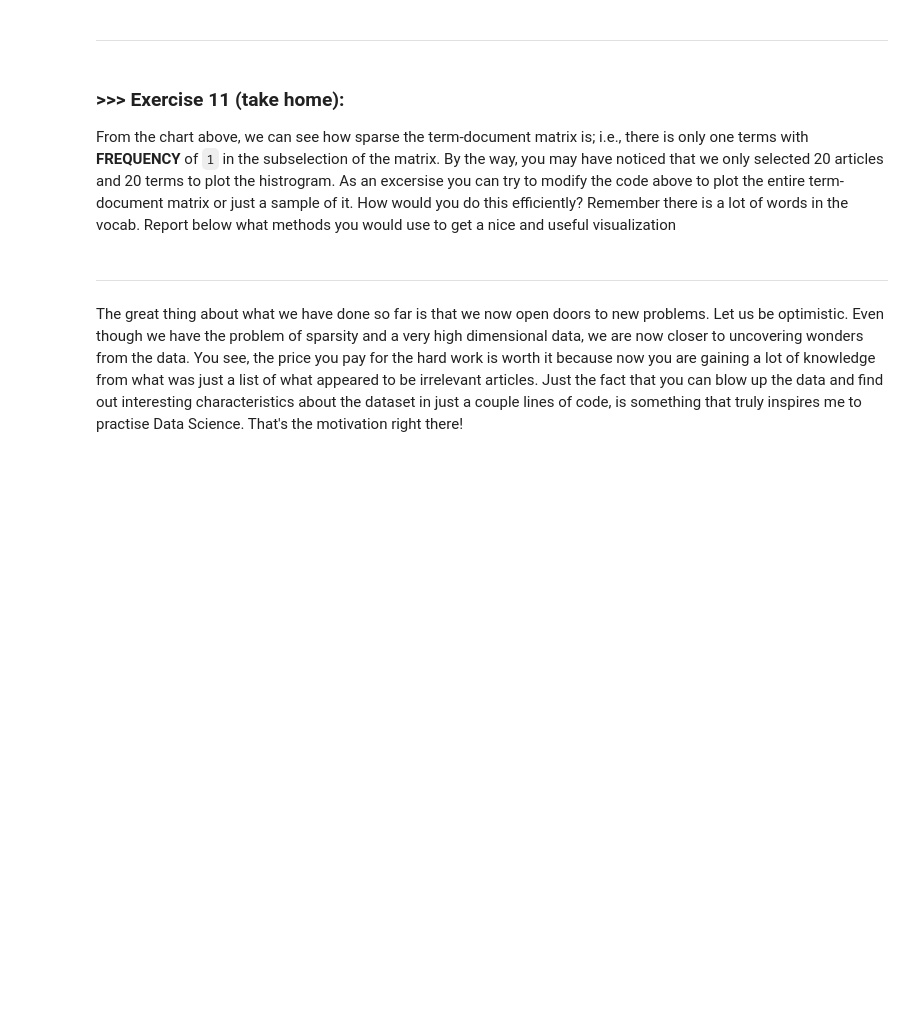
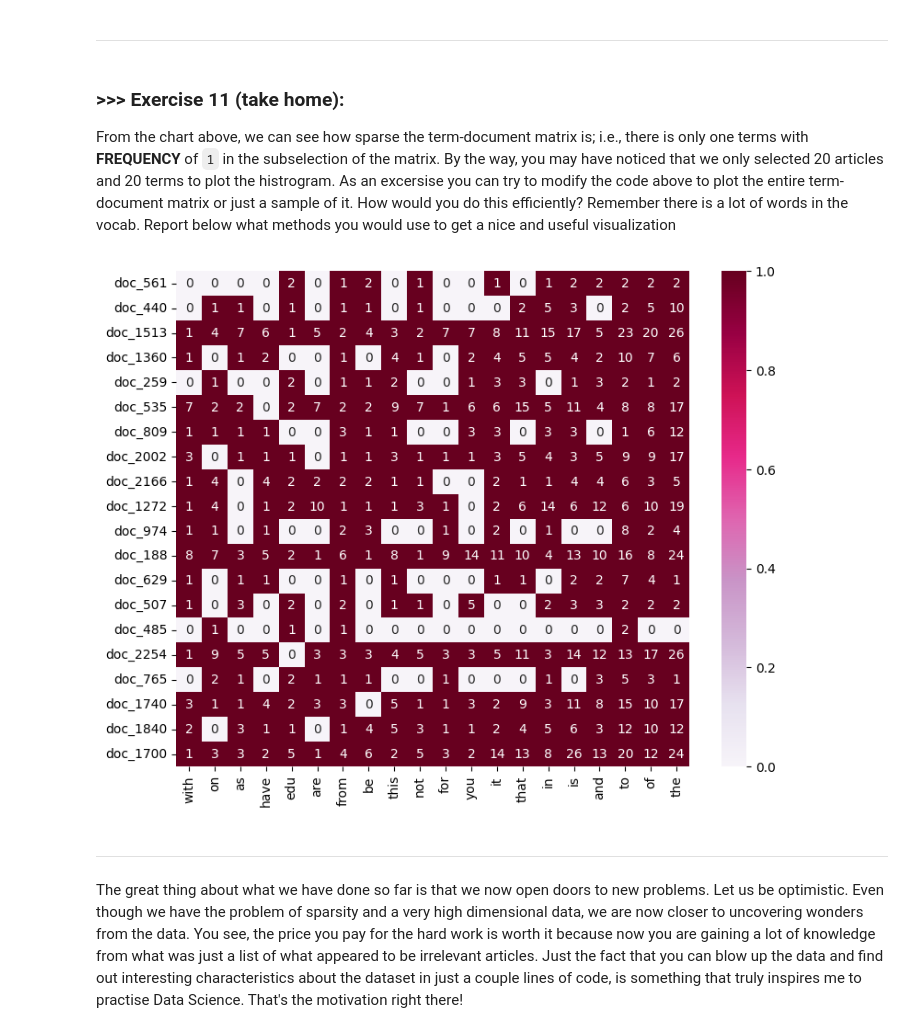
Before and after one commit to welly2140/DM2025-Lab1-Exercise, a Jupyter notebook: DM2025-Lab1-Master.ipynb, the cells around one changed output. Drawn from its saved outputs; the diff is of its cells as text; code cells hidden in the pictures; blank space fills up the shorter version.

```diff
--- a/DM2025-Lab1-Master.ipynb
+++ b/DM2025-Lab1-Master.ipynb
@@ -233,0 +232,5 @@ In this exercise, please print out the *text* data for the first three samples i
+# %%
+# Answer here
+for i in range(3):
+    print(f"example {i + 1}")
+    print("\n".join(twenty_train.data[i].split("\n")))
@@ -995,3 +1134,26 @@ From the chart above, we can see how sparse the term-document matrix is; i.e., t
+# %%
+# Answer here
+# Step 1: Compute total frequency of each term across all documents
+term_freq = np.array(X_counts.sum(axis=0)).ravel()
+
+# Step 2: Select indices of the Top-20 most frequent terms
+top_idx = term_freq.argsort()[-20:]
+plot_x = [count_vect.get_feature_names_out()[i] for i in top_idx]
+
+# Step 3: Randomly sample 20 documents to keep the plot readable
+np.random.seed(42)
+docs_idx = np.random.choice(X_counts.shape[0], 20, replace=False)
+plot_y = [f"doc_{i}" for i in docs_idx]
+plot_z = X_counts[docs_idx, :][:, top_idx].toarray()
+
+# Step 4: Extract the submatrix (20 docs × Top-20 terms)
+df_todraw = pd.DataFrame(plot_z, columns = plot_x, index = plot_y)
+plt.subplots(figsize=(9, 7))
+ax = sns.heatmap(df_todraw,
+                 cmap="PuRd",
+                 vmin=0, vmax=1, annot=True)
+# %% [output]
+[figure, added]
 # %% [markdown]
 ---
 # %% [markdown]
```
Also changed, not shown: parts of 32 cells of this notebook.
